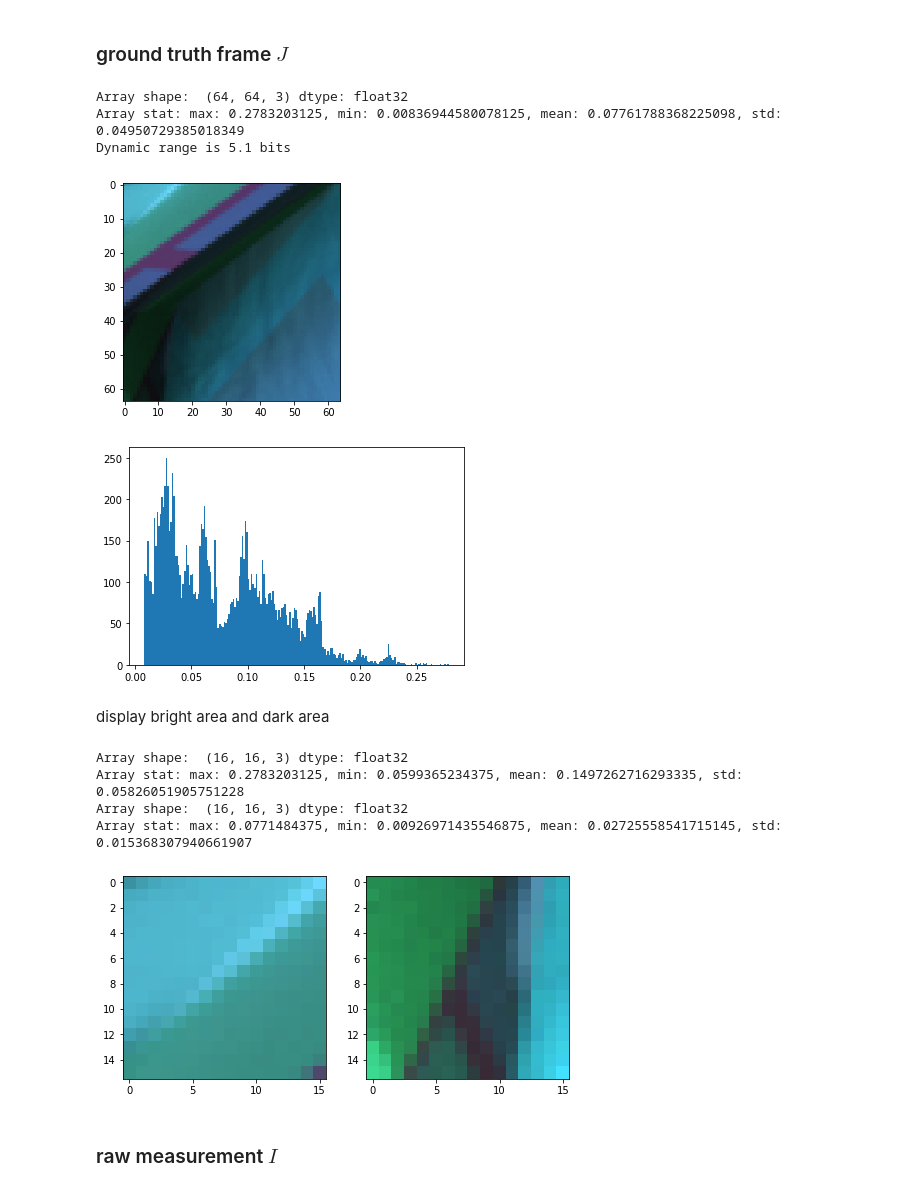
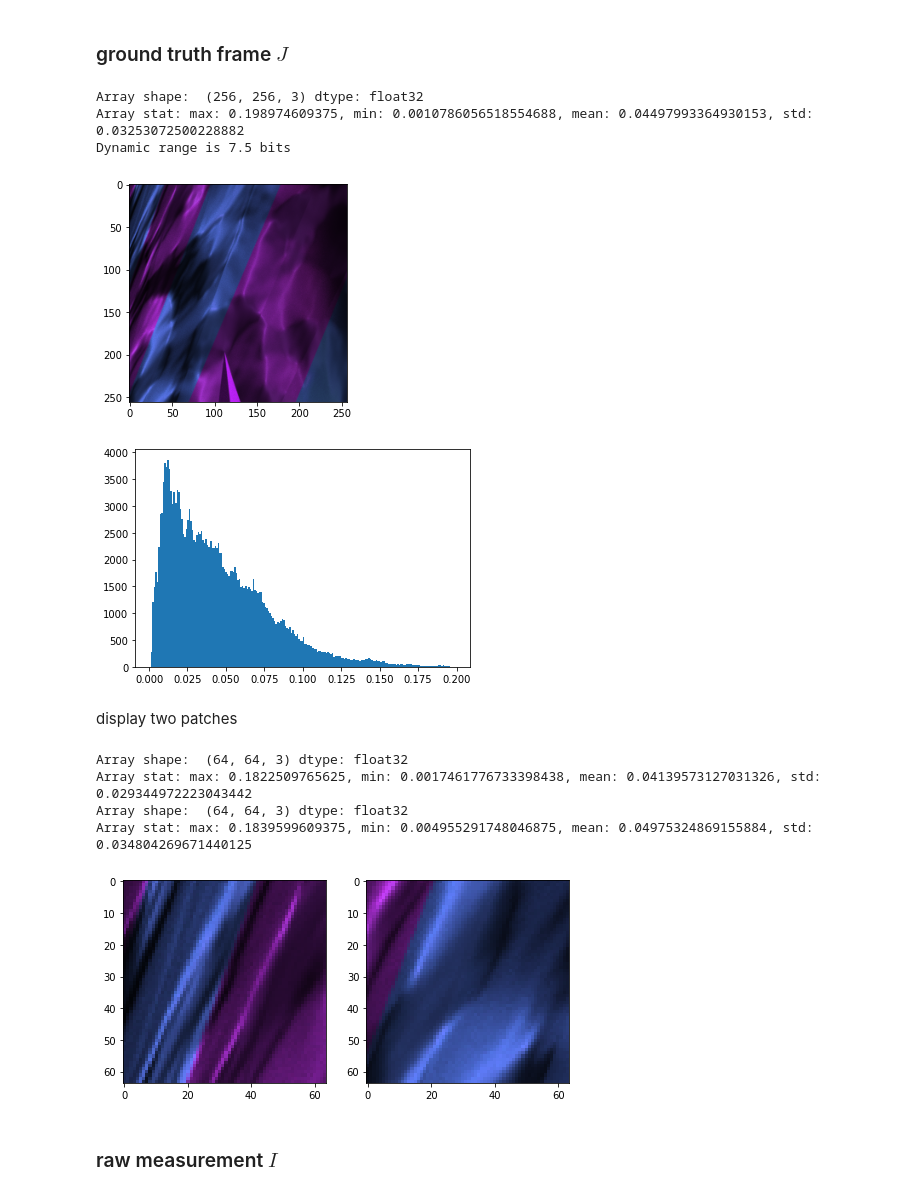
Before and after one commit to djbradyAtOpticalSciencesArizona/multiframeEstimation, a Jupyter notebook: TrainingDataForDemosaicking.ipynb, the cells around one changed output. Saved outputs shown, nothing was run; the diff lists cells and outputs as text; code cells hidden in the pictures.

```diff
--- a/TrainingDataForDemosaicking.ipynb
+++ b/TrainingDataForDemosaicking.ipynb
@@ -194,7 +181,7 @@ class camMosaicModel:
 # %% [markdown]
 ### ground truth frame $J$
 # %%
-img = load_exr("Image0008.exr")
+img = load_exr("scene0000/Image/Image0001.exr")
 print_stat(img)
 print("Dynamic range is {:.1f} bits".format(np.log2(img.max()/img.min())))
 plt.imshow(img/img.max())
@@ -202,26 +189,26 @@ plt.show()
 plt.hist(img.flatten(), bins=200)
 plt.show()
 # %% [output]
-Array shape:  (64, 64, 3) dtype: float32
-Array stat: max: 0.2783203125, min: 0.00836944580078125, mean: 0.07761788368225098, std: 0.04950729385018349
-Dynamic range is 5.1 bits
+Array shape:  (256, 256, 3) dtype: float32
+Array stat: max: 0.198974609375, min: 0.0010786056518554688, mean: 0.04497993364930153, std: 0.03253072500228882
+Dynamic range is 7.5 bits
-[figure, old version]
+[figure, new version]
-[figure, old version]
+[figure, new version]
-# %% [markdown]
-display bright area and dark area
+# %% [markdown]
+display two patches
 # %%
-print_stat(img[:16,:16])
-print_stat(img[-16:, :16])
+print_stat(img[:64,:64])
+print_stat(img[-64:, :64])
 fig, ax = plt.subplots(1, 2, figsize = (8, 8))
-ax[0].imshow(img[:16,:16]/img[:16,:16].max())
-ax[1].imshow(img[-16:, :16]/img[-16:, :16].max())
+ax[0].imshow(img[:64,:64]/img[:64,:64].max())
+ax[1].imshow(img[-64:, :64]/img[-64:, :64].max())
 plt.show()
 # %% [output]
-Array shape:  (16, 16, 3) dtype: float32
-Array stat: max: 0.2783203125, min: 0.0599365234375, mean: 0.1497262716293335, std: 0.05826051905751228
-Array shape:  (16, 16, 3) dtype: float32
-Array stat: max: 0.0771484375, min: 0.00926971435546875, mean: 0.02725558541715145, std: 0.015368307940661907
+Array shape:  (64, 64, 3) dtype: float32
+Array stat: max: 0.1822509765625, min: 0.0017461776733398438, mean: 0.04139573127031326, std: 0.029344972223043442
+Array shape:  (64, 64, 3) dtype: float32
+Array stat: max: 0.1839599609375, min: 0.004955291748046875, mean: 0.04975324869155884, std: 0.034804269671440125
-[figure, old version]
+[figure, new version]
 # %% [markdown]
 ### raw measurement $I$
 # %%
```
Also changed, not shown: parts of 64 cells of this notebook.
